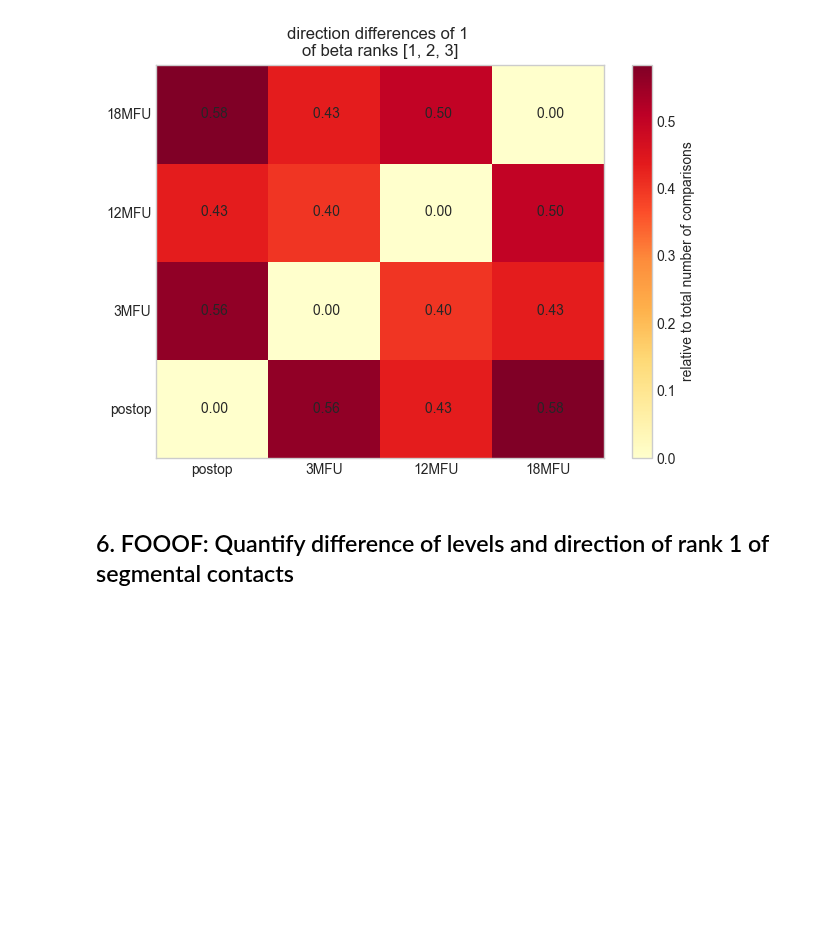
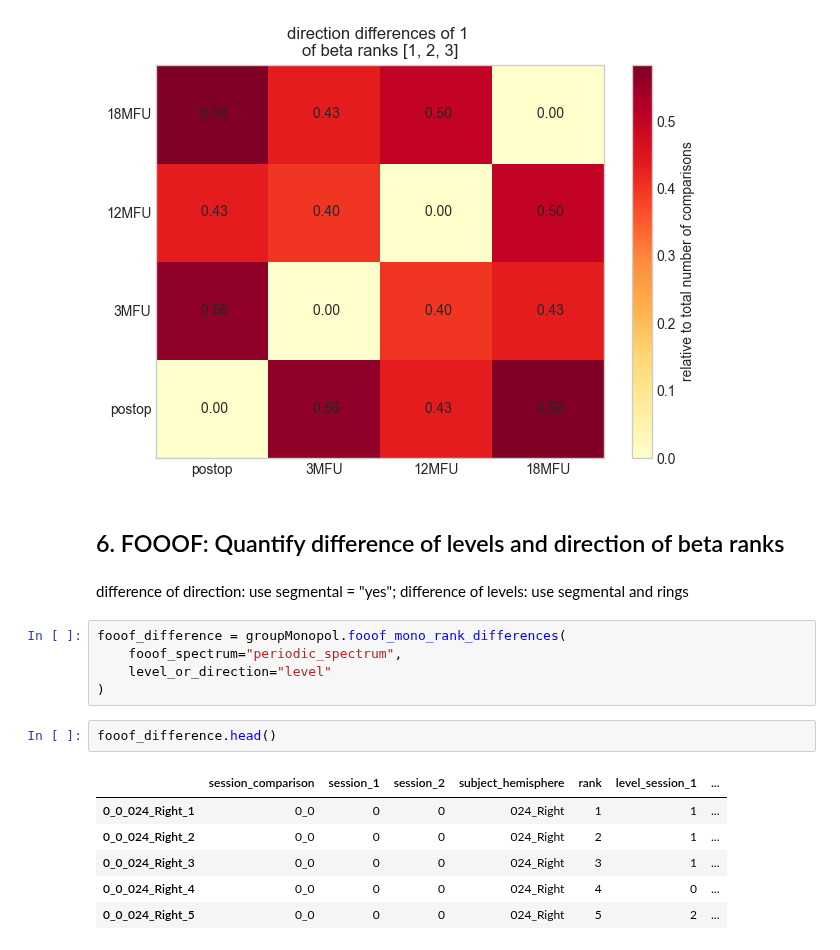
Before and after one commit to JKBehnke/BetaSenSightLongterm, a Jupyter notebook: notebooks/bssu_spatial_distribution.ipynb, the cells around one changed output. Drawn from its saved outputs; the diff is of its cells as text; blank space fills up the shorter version.

```diff
--- a/notebooks/bssu_spatial_distribution.ipynb
+++ b/notebooks/bssu_spatial_distribution.ipynb
@@ -1365,4 +1365,20 @@ loaded from:  c:\Users\jebe12\Research\Longterm_beta_project\results
 ranks_included: ranks allowed = [1, 2, 3, 4, 5, 6].
 [figure]
 # %% [markdown]
-## 6. FOOOF: Quantify difference of levels and direction of rank 1 of segmental contacts
+## 6. FOOOF: Quantify difference of levels and direction of beta ranks
+# %% [markdown]
+difference of direction: use segmental = "yes"; difference of levels: use segmental and rings
+# %%
+fooof_difference = groupMonopol.fooof_mono_rank_differences(
+    fooof_spectrum="periodic_spectrum",
+    level_or_direction="level"
+)
+# %%
+fooof_difference.head()
+# %% [output]
+|  | session_comparison | session_1 | session_2 | subject_hemisphere | rank | level_session_1 | ... |
+| 0_0_024_Right_1 | 0_0 | 0 | 0 | 024_Right | 1 | 1 | ... |
+| 0_0_024_Right_2 | 0_0 | 0 | 0 | 024_Right | 2 | 1 | ... |
+| 0_0_024_Right_3 | 0_0 | 0 | 0 | 024_Right | 3 | 1 | ... |
+| 0_0_024_Right_4 | 0_0 | 0 | 0 | 024_Right | 4 | 0 | ... |
+| 0_0_024_Right_5 | 0_0 | 0 | 0 | 024_Right | 5 | 2 | ... |
```
Also changed, not shown: parts of 2 cells of this notebook, 3 other files.
